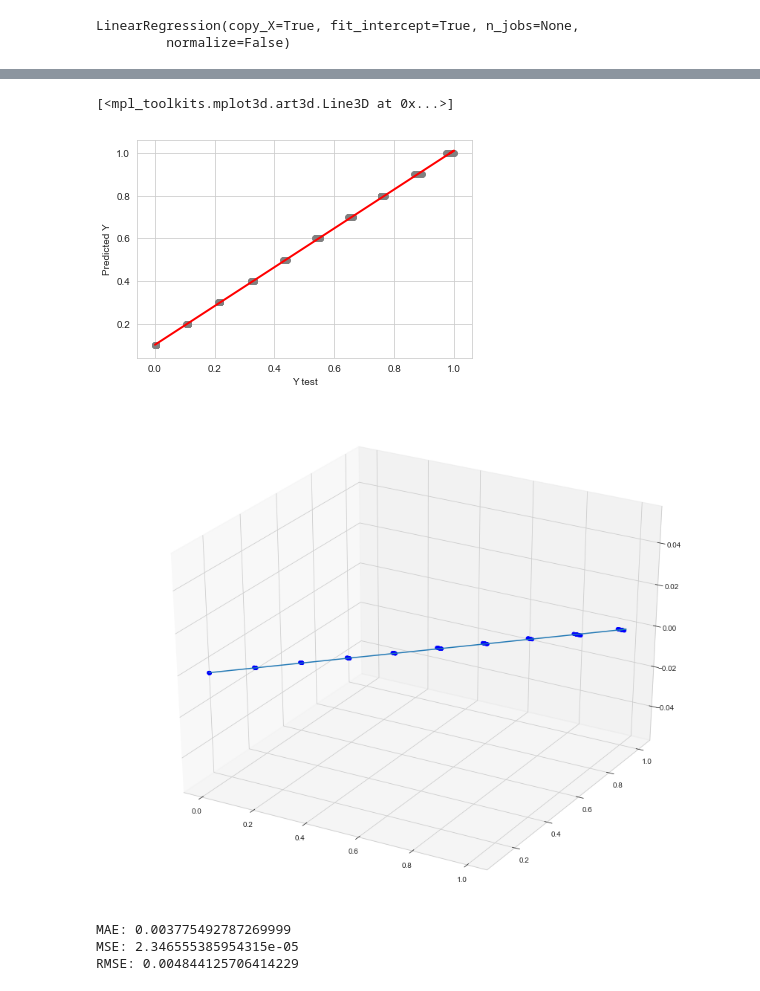
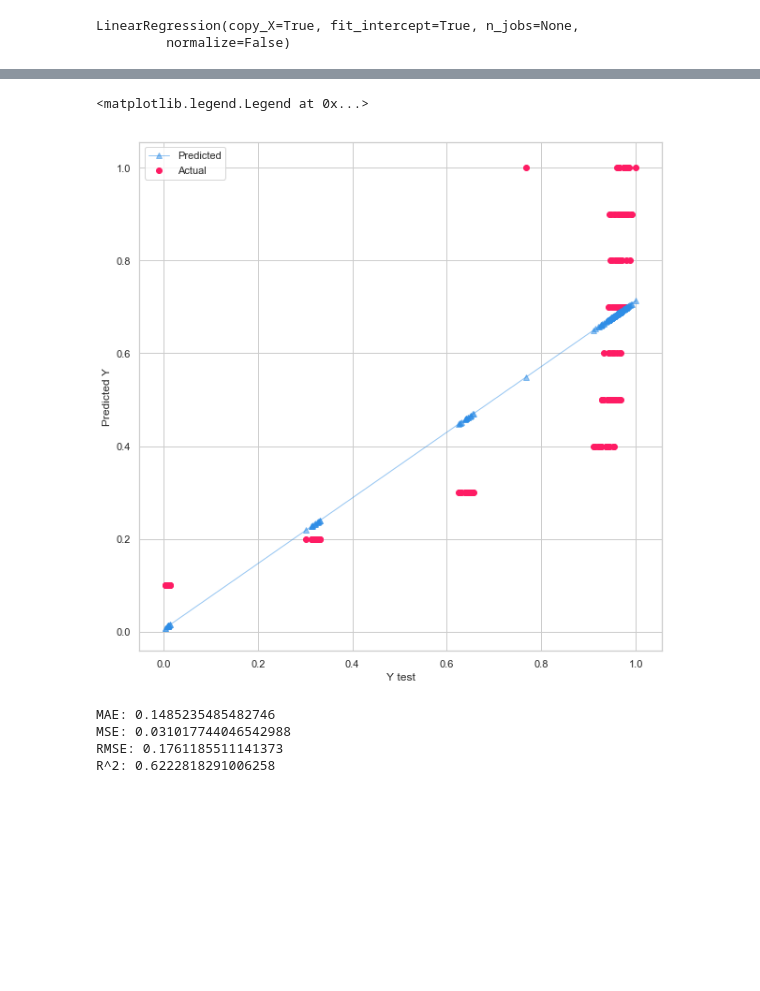
Before and after one commit to PSNAppz/NFV_ML_Dev, a Jupyter notebook: Machine Learning/Algorithms/Linear Regression.ipynb, the cells around one changed output, grey strips where cells are left out. Saved outputs shown, nothing was run; the diff lists cells and outputs as text; code cells hidden in the pictures; blank space fills up the shorter version.

```diff
--- a/Machine Learning/Algorithms/Linear Regression.ipynb
+++ b/Machine Learning/Algorithms/Linear Regression.ipynb
@@ -15,13 +15,7 @@ from mpl_toolkits.mplot3d import Axes3D
 # %%
 # #############################################################################
 # Real benchmarked dataset
-#data = pd.read_csv('../../RealData/RealData_nginx_small.csv')
-data = pd.read_csv('../../RealData/RealData_nginx_big.csv')
-
-#data = pd.read_csv('../../RealData/RealData_haproxy_small.csv')
-#data = pd.read_csv('../../RealData/RealData_haproxy_big.csv')
-
-#data = pd.read_csv('../../RealData/RealData_squid_small.csv')
+data = pd.read_csv('../../RealData/RealData_nginx_small.csv')
 #data = pd.read_csv('../../RealData/RealData_squid_big.csv')
 
 ## Log Syn. Data
@@ -62,4 +23,6 @@ memory usage: 18.8 KB
 # %%
+sns.set(rc={'figure.figsize':(10,10)})
 sns.set_style('whitegrid')
-sns.jointplot(x=data['throughput'],y=data['CPU'],kind="reg")
+h = sns.jointplot(x=data['throughput'],y=data['CPU'],kind="scatter",height=10)
+h.ax_joint.set_xlabel('Throughput(in kbps)')
 # %% [output]
@@ -134,31 +61,26 @@ df
 # %%
 #Plot prediction
-plt.scatter(X_test, y_test,  color='gray')
-plt.plot(X_test, prediction, color='red', linewidth=2)
+fig = plt.figure(figsize=(10, 10))
+
+plt.scatter(X_test, y_test,  color='#fe1c64',label="Actual")
+plt.plot(X_test, prediction, color='#2e8de6', linewidth=1,marker='^',alpha = 0.5,label="Predicted")
 plt.xlabel("Y test")
 plt.ylabel("Predicted Y")
-
-
-fig = plt.figure(figsize=(15, 12))
-ax = fig.add_subplot(111, projection='3d')
-ax.scatter(X_test , y_test,
-           c='blue',
-           marker='o',
-           alpha=1)
-ax.plot(X_test,prediction.reshape(X_test.shape))
+plt.legend()
 # %% [output]
-[<mpl_toolkits.mplot3d.art3d.Line3D at 0x...>]
+<matplotlib.legend.Legend at 0x...>
-[figure, old version]
+[figure, new version]
-[figure, removed]
 # %%
 #Model Evaluation
 print('MAE:', metrics.mean_absolute_error(y_test, prediction))
 print('MSE:', metrics.mean_squared_error(y_test, prediction))
 print('RMSE:', np.sqrt(metrics.mean_squared_error(y_test, prediction)))
+print('R^2:',metrics.r2_score(y_test, prediction))
 # %% [output]
-MAE: 0.003775492787269999
-MSE: 2.346555385954315e-05
-RMSE: 0.004844125706414229
+MAE: 0.1485235485482746
+MSE: 0.031017744046542988
+RMSE: 0.1761185511141373
+R^2: 0.6222818291006258
 # %%
 #Residuals
 sns.distplot(y_test-prediction,bins=30)
```
Also changed, not shown: parts of 12 cells of this notebook, 17 other files.
